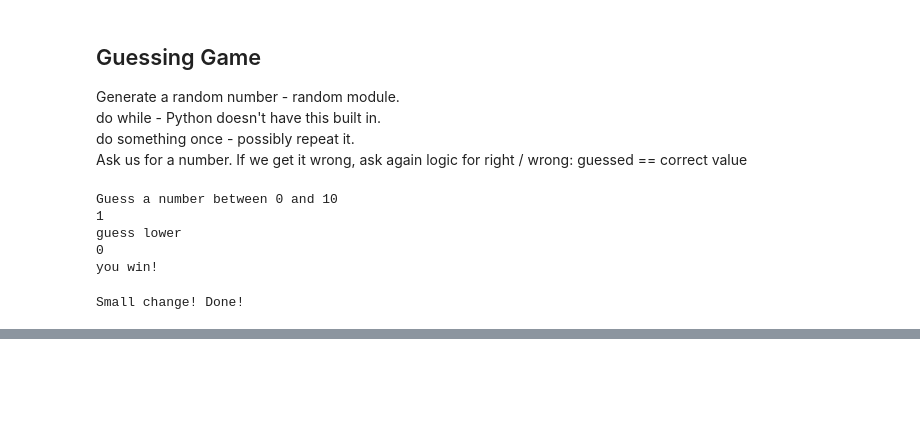
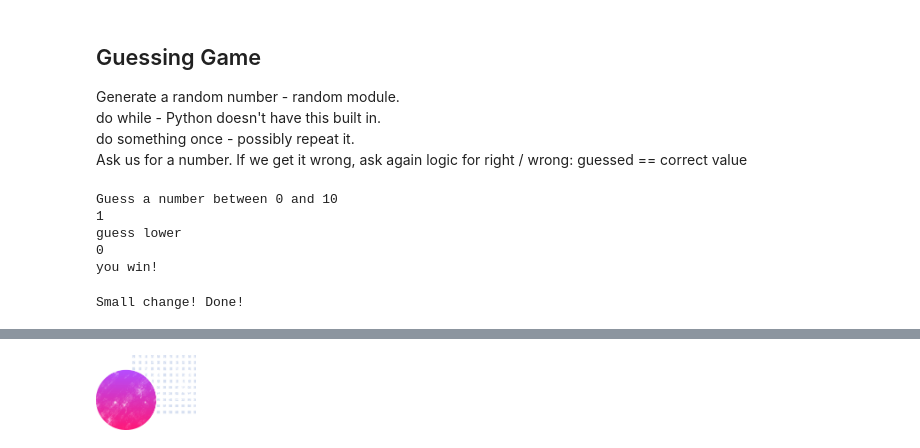
Before and after one commit to cbalcazarp/python_bootcamp, a Jupyter notebook: python_week_one.ipynb, the cells around one changed output, grey strips where cells are left out. Drawn from its saved outputs; the diff is of its cells as text; code cells hidden in the pictures; blank space fills up the shorter version.

```diff
--- a/python_week_one.ipynb
+++ b/python_week_one.ipynb
@@ -174,0 +274,6 @@ Small change! Done!
+# %%
+from IPython.display import Image
+
+Image('https://res.cloudinary.com/acloud-guru/image/fetch/c_thumb,f_auto,q_auto,w_450/https://res.cloudinary.com/acloud-guru/image/fetch/c_limit%2Cf_auto%2Cq_auto%2Cw_1600/https://s3-us-west-2.amazonaws.com/acg-wordpress-content-production/app/uploads/2020/07/grid-n-sphere.png', width=100)
+# %% [output]
+[figure, added]
```
Also changed, not shown: parts of 16 cells of this notebook, 1 other file.
